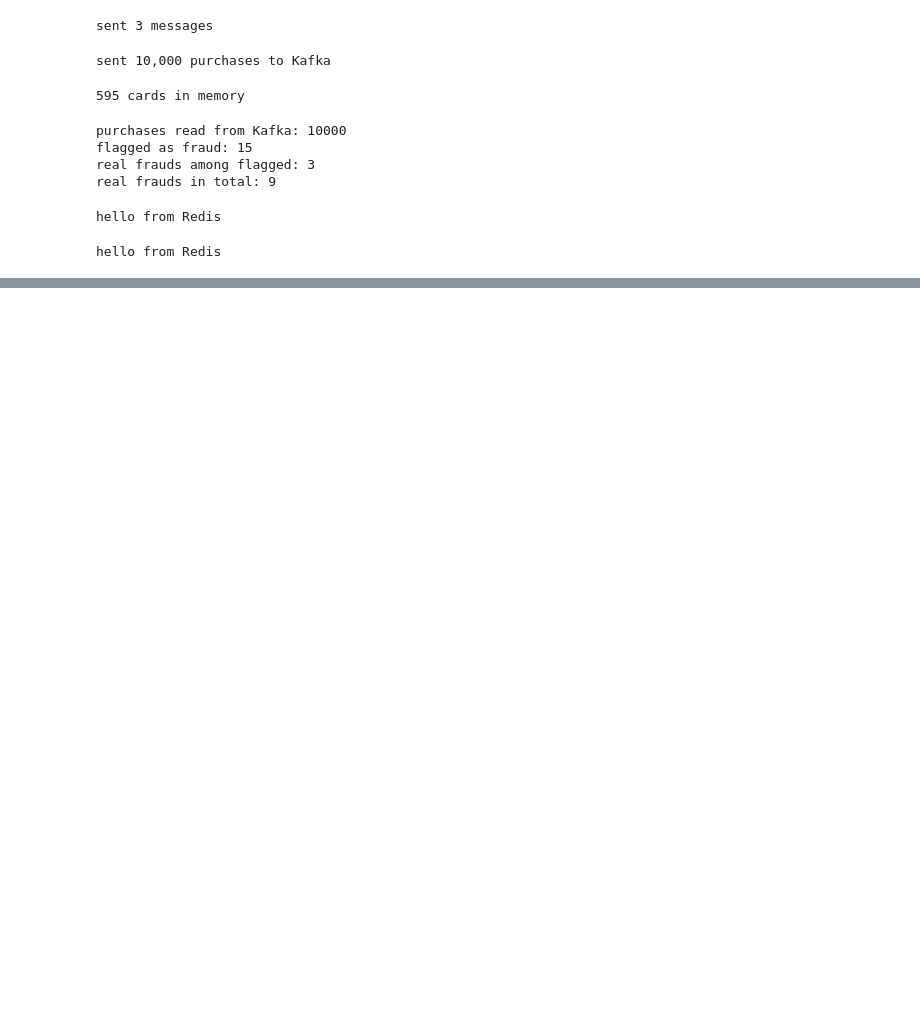
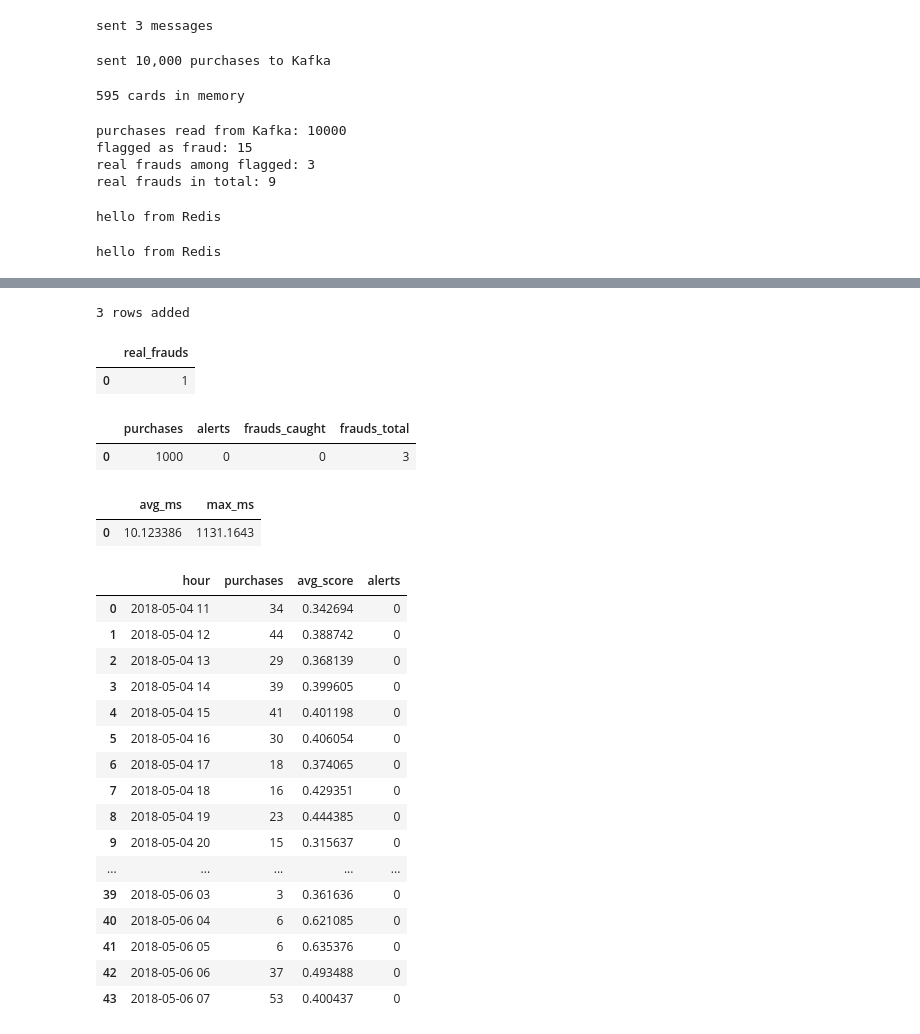
Before and after one commit to Ankush-Manhas840/fraud-detection-realtime, a Jupyter notebook: notebooks/03_modeling.ipynb, the cells around one changed output, grey strips where cells are left out. Saved outputs shown, nothing was run; the diff lists cells and outputs as text; code cells hidden in the pictures; blank space fills up the shorter version.

```diff
--- a/notebooks/03_modeling.ipynb
+++ b/notebooks/03_modeling.ipynb
@@ -684,0 +704,64 @@ hello from Redis
+# %%
+rows = [
+    ("2018-05-04 19:01:00", "307-1", 14.60, 0.987, 1, 0),
+    ("2018-05-06 00:58:00", "492-1", 499.00, 0.990, 1, 1),
+    ("2018-05-06 01:01:00", "414-2", 32.44, 0.418, 0, 0),
+]
+
+conn.executemany("INSERT INTO predictions VALUES (?, ?, ?, ?, ?, ?)", rows)
+conn.commit()
+print("3 rows added")
+# %% [output]
+3 rows added
+# %%
+import pandas as pd
+
+pd.read_sql_query("SELECT * FROM predictions", conn)
+pd.read_sql_query("SELECT * FROM predictions WHERE flagged = 1", conn)
+pd.read_sql_query("SELECT COUNT(*) AS real_frauds FROM predictions WHERE flagged = 1 AND is_fraud = 1", conn)
+# %% [output]
+|  | real_frauds |
+| 0 | 1 |
+# %%
+import sqlite3
+import pandas as pd
+conn = sqlite3.connect("../predictions.db")
+# %%
+pd.read_sql_query("""
+    SELECT COUNT(*) AS purchases,
+           SUM(flagged) AS alerts,
+           SUM(flagged * is_fraud) AS frauds_caught,
+           SUM(is_fraud) AS frauds_total
+    FROM predictions
+""", conn)
+# %% [output]
+|  | purchases | alerts | frauds_caught | frauds_total |
+| 0 | 1000 | 0 | 0 | 3 |
+# %%
+pd.read_sql_query("SELECT AVG(latency_ms) AS avg_ms, MAX(latency_ms) AS max_ms FROM predictions", conn)
+# %% [output]
+|  | avg_ms | max_ms |
+| 0 | 10.123386 | 1131.1643 |
+# %%
+pd.read_sql_query("""
+    SELECT SUBSTR(ts, 1, 13) AS hour, COUNT(*) AS purchases, AVG(score) AS avg_score, SUM(flagged) AS alerts
+    FROM predictions GROUP BY hour ORDER BY hour
+""", conn)
+# %% [output]
+|  | hour | purchases | avg_score | alerts |
+| 0 | 2018-05-04 11 | 34 | 0.342694 | 0 |
+| 1 | 2018-05-04 12 | 44 | 0.388742 | 0 |
+| 2 | 2018-05-04 13 | 29 | 0.368139 | 0 |
+| 3 | 2018-05-04 14 | 39 | 0.399605 | 0 |
+| 4 | 2018-05-04 15 | 41 | 0.401198 | 0 |
+| 5 | 2018-05-04 16 | 30 | 0.406054 | 0 |
+| 6 | 2018-05-04 17 | 18 | 0.374065 | 0 |
+| 7 | 2018-05-04 18 | 16 | 0.429351 | 0 |
+| 8 | 2018-05-04 19 | 23 | 0.444385 | 0 |
+| 9 | 2018-05-04 20 | 15 | 0.315637 | 0 |
+| ... | ... | ... | ... | ... |
+| 39 | 2018-05-06 03 | 3 | 0.361636 | 0 |
+| 40 | 2018-05-06 04 | 6 | 0.621085 | 0 |
+| 41 | 2018-05-06 05 | 6 | 0.635376 | 0 |
+| 42 | 2018-05-06 06 | 37 | 0.493488 | 0 |
+| 43 | 2018-05-06 07 | 53 | 0.400437 | 0 |
```
Also changed, not shown: parts of 1 cell of this notebook, 3 other files.
